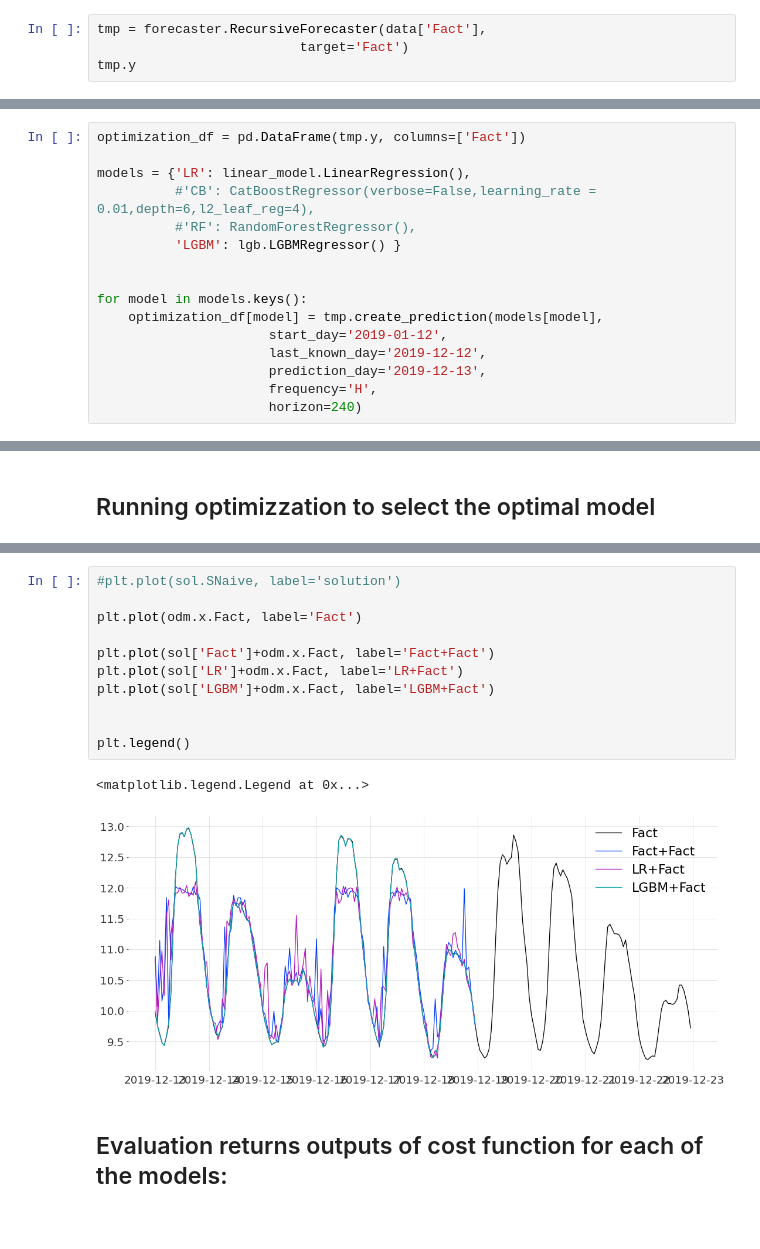
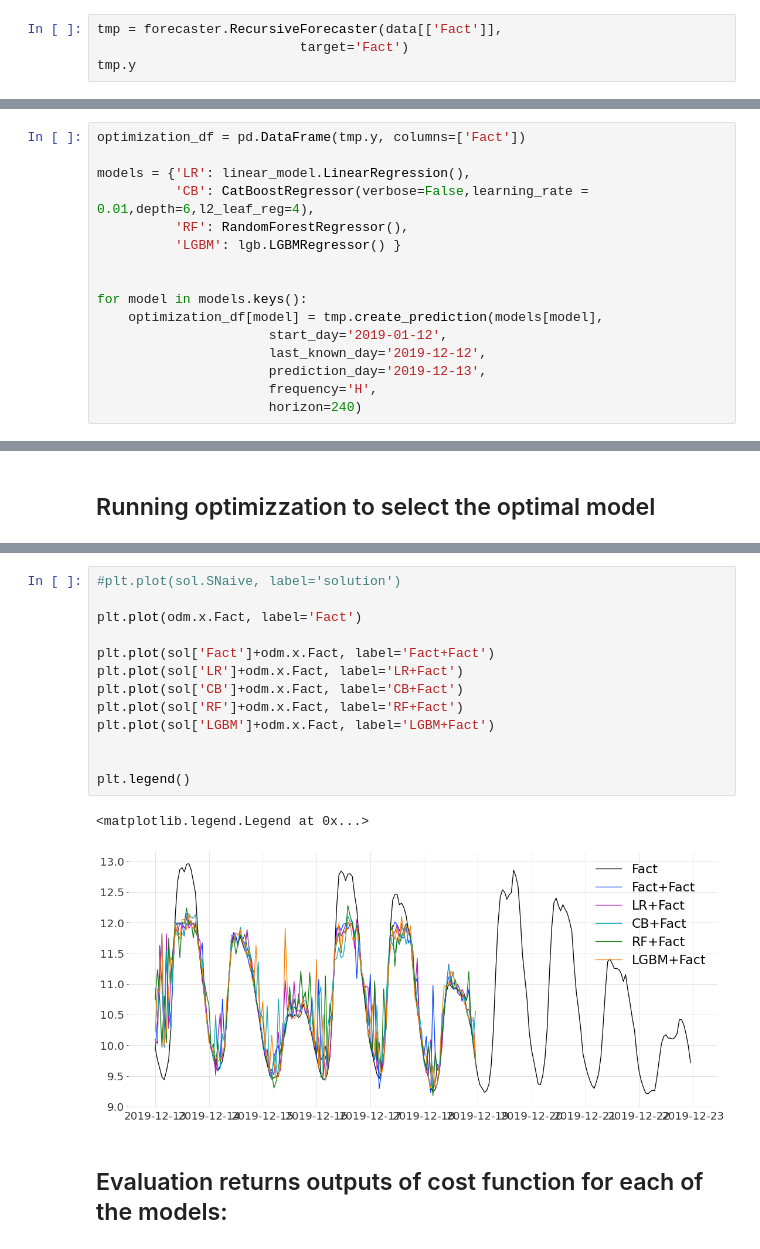
Before and after one commit to mariapaskevich/vof, a Jupyter notebook: Test_package.ipynb, the cells around one changed output, grey strips where cells are left out. Saved outputs shown, nothing was run; the diff lists cells and outputs as text.

Commit message:
fixes for forecaster.py that allow to run all the models (dont modify self.x anymore)

```diff
--- a/Test_package.ipynb
+++ b/Test_package.ipynb
@@ -41,7 +41,7 @@ data.head(5)
 
 We start with creating a forecaster oblect from data['Fact'] with target mentric (the one to predict) also equal to 'Fact'
 # %%
-tmp = forecaster.RecursiveForecaster(data['Fact'],
+tmp = forecaster.RecursiveForecaster(data[['Fact']],
                           target='Fact')
 tmp.y
 # %% [output]
@@ -95,8 +95,8 @@ We run several prediction models
 optimization_df = pd.DataFrame(tmp.y, columns=['Fact'])
 
 models = {'LR': linear_model.LinearRegression(),
-          #'CB': CatBoostRegressor(verbose=False,learning_rate = 0.01,depth=6,l2_leaf_reg=4),
-          #'RF': RandomForestRegressor(),
+          'CB': CatBoostRegressor(verbose=False,learning_rate = 0.01,depth=6,l2_leaf_reg=4),
+          'RF': RandomForestRegressor(),
           'LGBM': lgb.LGBMRegressor() }
 
 
@@ -284,17 +287,19 @@ sol
 # %%
 #plt.plot(sol.SNaive, label='solution')
 
 plt.plot(odm.x.Fact, label='Fact')
 
 plt.plot(sol['Fact']+odm.x.Fact, label='Fact+Fact')
 plt.plot(sol['LR']+odm.x.Fact, label='LR+Fact')
+plt.plot(sol['CB']+odm.x.Fact, label='CB+Fact')
+plt.plot(sol['RF']+odm.x.Fact, label='RF+Fact')
 plt.plot(sol['LGBM']+odm.x.Fact, label='LGBM+Fact')
 
 
 plt.legend()
 # %% [output]
 <matplotlib.legend.Legend at 0x...>
-[figure, old version]
+[figure, new version]
 # %% [markdown]
 ## Evaluation returns outputs of cost function for each of the models:
 # %%
```
Also changed, not shown: parts of 6 cells of this notebook, 6 other files.
